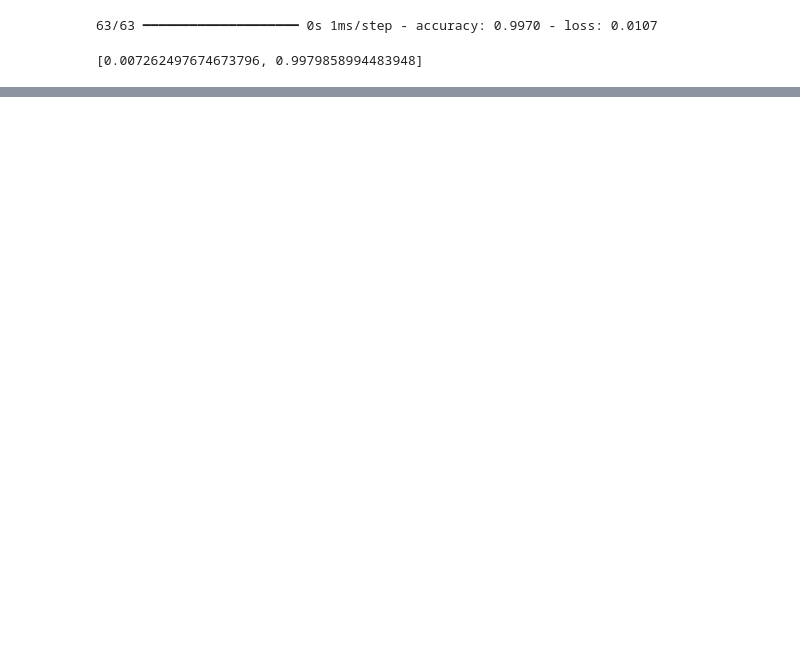
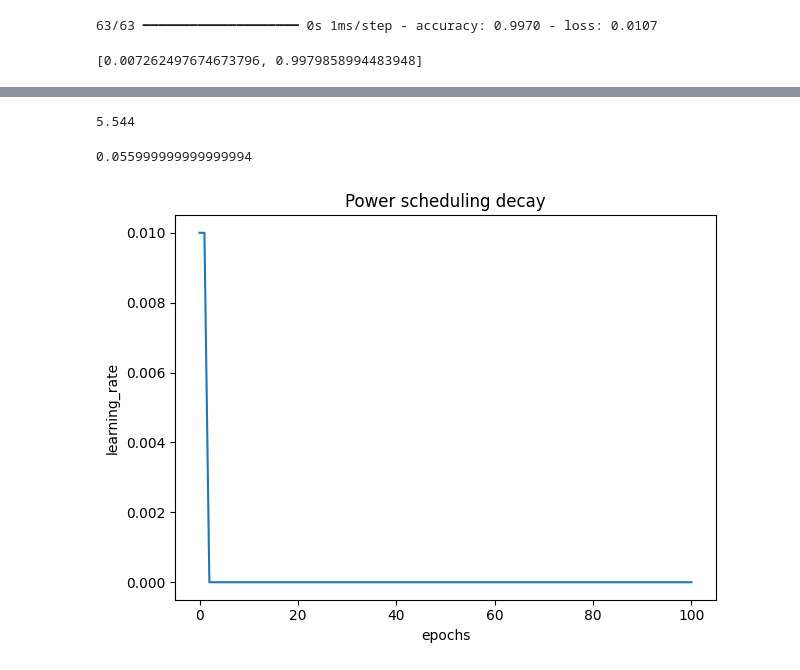
Before and after one commit to akshatkhatri/Machine_learning_playground, a Jupyter notebook: Chapter_10_geron/ann.ipynb, the cells around one changed output, grey strips where cells are left out. Saved outputs shown, nothing was run; the diff lists cells and outputs as text; code cells hidden in the pictures; blank space fills up the shorter version.

```diff
--- a/Chapter_10_geron/ann.ipynb
+++ b/Chapter_10_geron/ann.ipynb
@@ -817,0 +820,31 @@ model_B_on_A.evaluate(idx_6_7_X_test,idx_6_7_Y_test)
+# %%
+5.6 * 0.99
+# %% [output]
+5.544
+# %%
+5.6 * 0.01
+# %% [output]
+0.055999999999999994
+# %%
+import matplotlib.pyplot as plt
+# Power Scheduling
+
+iterations = 100
+initial_lr = 0.01
+lr = [initial_lr]
+new_lr = initial_lr
+steps = 1e-4
+c = 1
+
+for t in range(iterations):
+    lr.append(new_lr / (1 + t/steps) ** c)
+    new_lr = lr[-1]
+
+plt.plot(lr)
+plt.xlabel('epochs')
+plt.ylabel('learning_rate')
+plt.title('Power scheduling decay')
+plt.tight_layout()
+plt.show()
+# %% [output]
+[figure, added]
```
Also changed, not shown: parts of 5 cells of this notebook.
